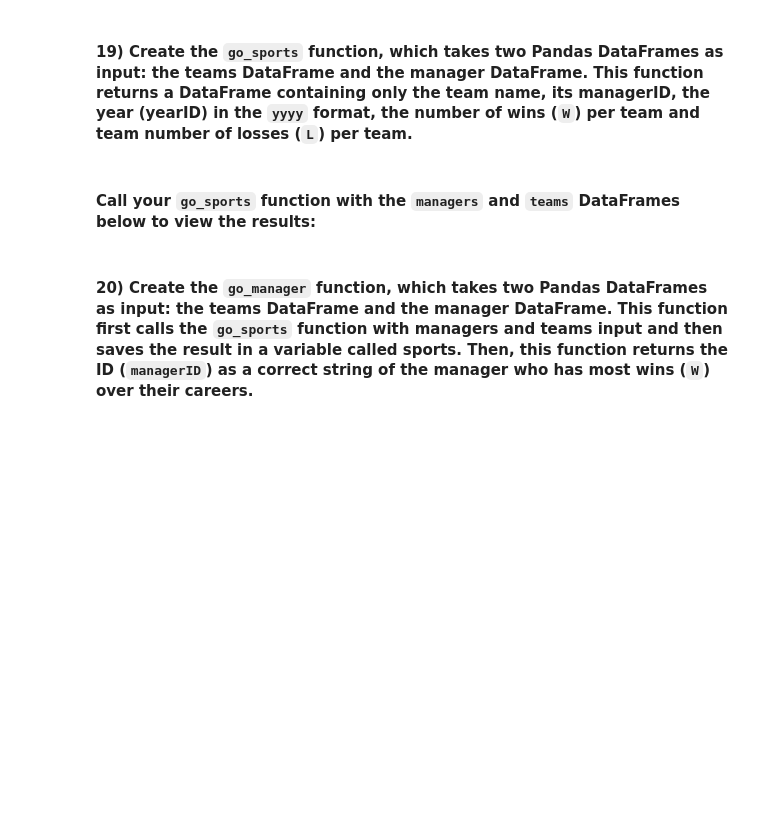
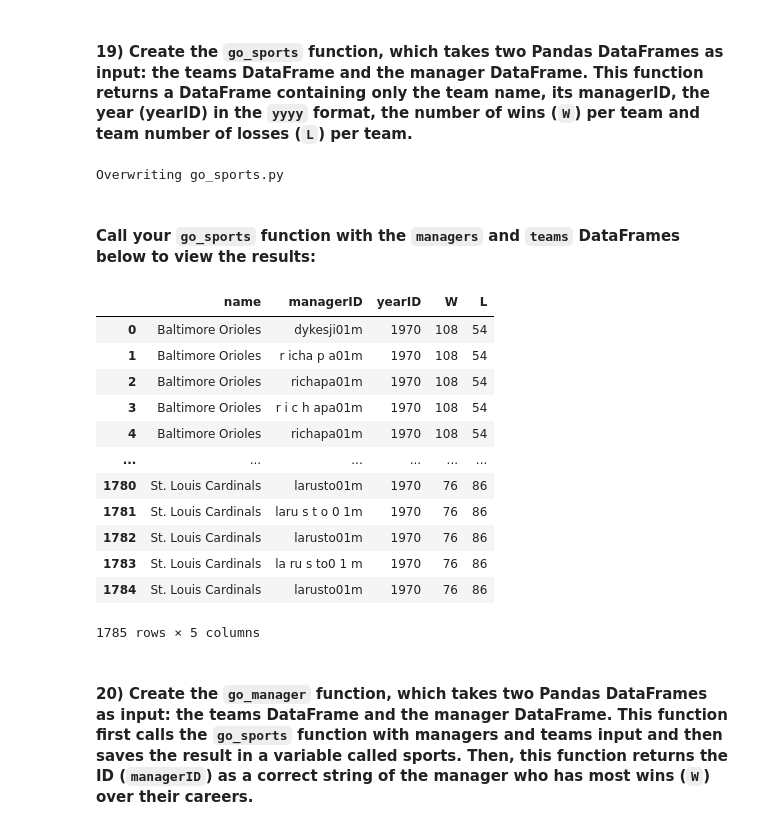
Before and after one commit to joaopavila120/pds---as2, a Jupyter notebook: assignment.ipynb, the cells around one changed output. Drawn from its saved outputs; the diff is of its cells as text; code cells hidden in the pictures; blank space fills up the shorter version.

```diff
--- a/assignment.ipynb
+++ b/assignment.ipynb
@@ -552,5 +585,9 @@ import pandas as pd
 from typing import Tuple
 
 def read_sport_dfs(teams_filepath: str, managers_filepath: str) -> Tuple[pd.DataFrame]:
-    # Your code goes here
-    pass
+    # Load both CSV files into DataFrames
+    teams = pd.read_csv(teams_filepath)
+    managers = pd.read_csv(managers_filepath)
+
+    # Return them as a tuple
+    return teams, managers
@@ -558,4 +597,4 @@ def read_sport_dfs(teams_filepath: str, managers_filepath: str) -> Tuple[pd.Data
 # Use the loading function with the file paths. Replace '...' with the correct paths. They should reside in your current working directory.
 %run read_sport_dfs.py
 # Here the correct arguments should be added
-teams, managers = read_sport_dfs('...', '...')
+teams, managers = read_sport_dfs("Teams.csv", "Managers.csv")
@@ -566,8 +614,30 @@ teams, managers = read_sport_dfs('...', '...')
 import pandas as pd
 
 def go_sports(teams, managers) -> pd.DataFrame:
+    teams = teams.copy()
+    managers = managers.copy()
 
-    # Your code goes here
-    pass
+    #(one is yyyy and the other is yyyy-mm-dd)
+    teams["yearID"] = pd.to_datetime(teams["yearID"]).dt.year.astype("Int64")
+    managers["yearID"] = pd.to_datetime(managers["yearID"]).dt.year.astype("Int64")
+
+    teams["teamID"] = teams["teamID"].astype(str).str.strip()
+managers["teamID"] = managers["teamID"].astype(str).str.strip()
+
+    # Pick only the main manager for each team-year (inseason == 1)
+    m_main = managers[managers["inseason"] == 1]
+
+    # Merge teams with main managers on teamID and yearID
+    merged = pd.merge(
+        teams[["teamID", "name", "yearID", "W", "L"]], #make sure W and L come from teams
+        m_main[["teamID", "yearID", "managerID"]],
+        on=["teamID", "yearID"],
+        how="inner"
+    )
+
+    # Keep only required columns
+    return merged[["name", "managerID", "yearID", "W", "L"]]
+# %% [output]
+Overwriting go_sports.py
 # %% [markdown]
 #### Call your `go_sports` function with the `managers` and `teams` DataFrames below to view the results:
@@ -578,3 +644,21 @@ go_sports(..., ...)
+# %%
+%run go_sports.py
+# Here the correct arguments should be added
+go_sports(teams, managers)
+# %% [output]
+|  | name | managerID | yearID | W | L |
+| 0 | Baltimore Orioles | dykesji01m | 1970 | 108 | 54 |
+| 1 | Baltimore Orioles | r icha p a01m | 1970 | 108 | 54 |
+| 2 | Baltimore Orioles | richapa01m | 1970 | 108 | 54 |
+| 3 | Baltimore Orioles | r i c h apa01m | 1970 | 108 | 54 |
+| 4 | Baltimore Orioles | richapa01m | 1970 | 108 | 54 |
+| ... | ... | ... | ... | ... | ... |
+| 1780 | St. Louis Cardinals | larusto01m | 1970 | 76 | 86 |
+| 1781 | St. Louis Cardinals | laru s t o 0 1m | 1970 | 76 | 86 |
+| 1782 | St. Louis Cardinals | larusto01m | 1970 | 76 | 86 |
+| 1783 | St. Louis Cardinals | la ru s to0 1 m | 1970 | 76 | 86 |
+| 1784 | St. Louis Cardinals | larusto01m | 1970 | 76 | 86 |
+1785 rows × 5 columns
 # %% [markdown]
 #### 20) Create the **`go_manager`** function, which takes two Pandas DataFrames as input: the teams DataFrame and the manager DataFrame. This function first calls the `go_sports` function with managers and teams input and then saves the result in a variable called sports. Then, this function **returns the ID (`managerID`) as a correct string of the manager who has most wins (`W`) over their careers.**
 # %%
```
Also changed, not shown: parts of 17 cells of this notebook, 16 other files.
